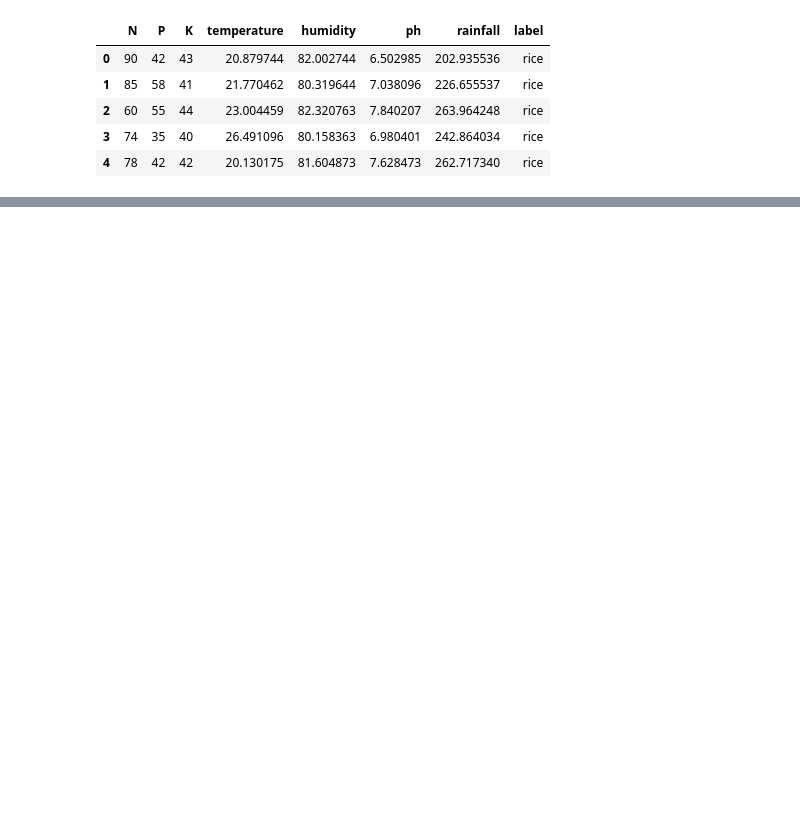
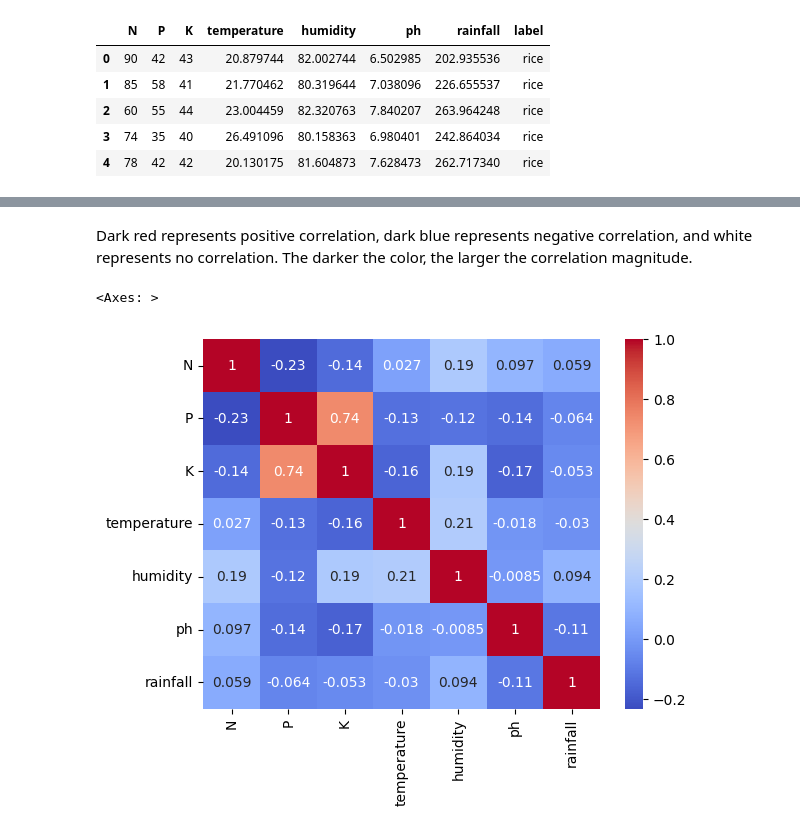
Before and after one commit to prabhjyot009/Crop-recommendation-system, a Jupyter notebook: main.ipynb, the cells around one changed output, grey strips where cells are left out. Cells and saved outputs as stored; diff of their text form; code cells hidden in the pictures; blank space fills up the shorter version.

```diff
--- a/main.ipynb
+++ b/main.ipynb
@@ -14,0 +67,3 @@ crop.head()
+# %%
+corr=crop.corr()
+corr
@@ -14,0 +79,8 @@ crop.head()
+# %% [markdown]
+Dark red represents positive correlation, dark blue represents negative correlation, and white represents no correlation. The darker the color, the larger the correlation magnitude.
+# %%
+import seaborn as sns
+sns.heatmap(corr, annot=True, cbar=True, cmap='coolwarm')
+# %% [output]
+<Axes: >
+[figure, added]
```
Also changed, not shown: parts of 9 cells of this notebook.
